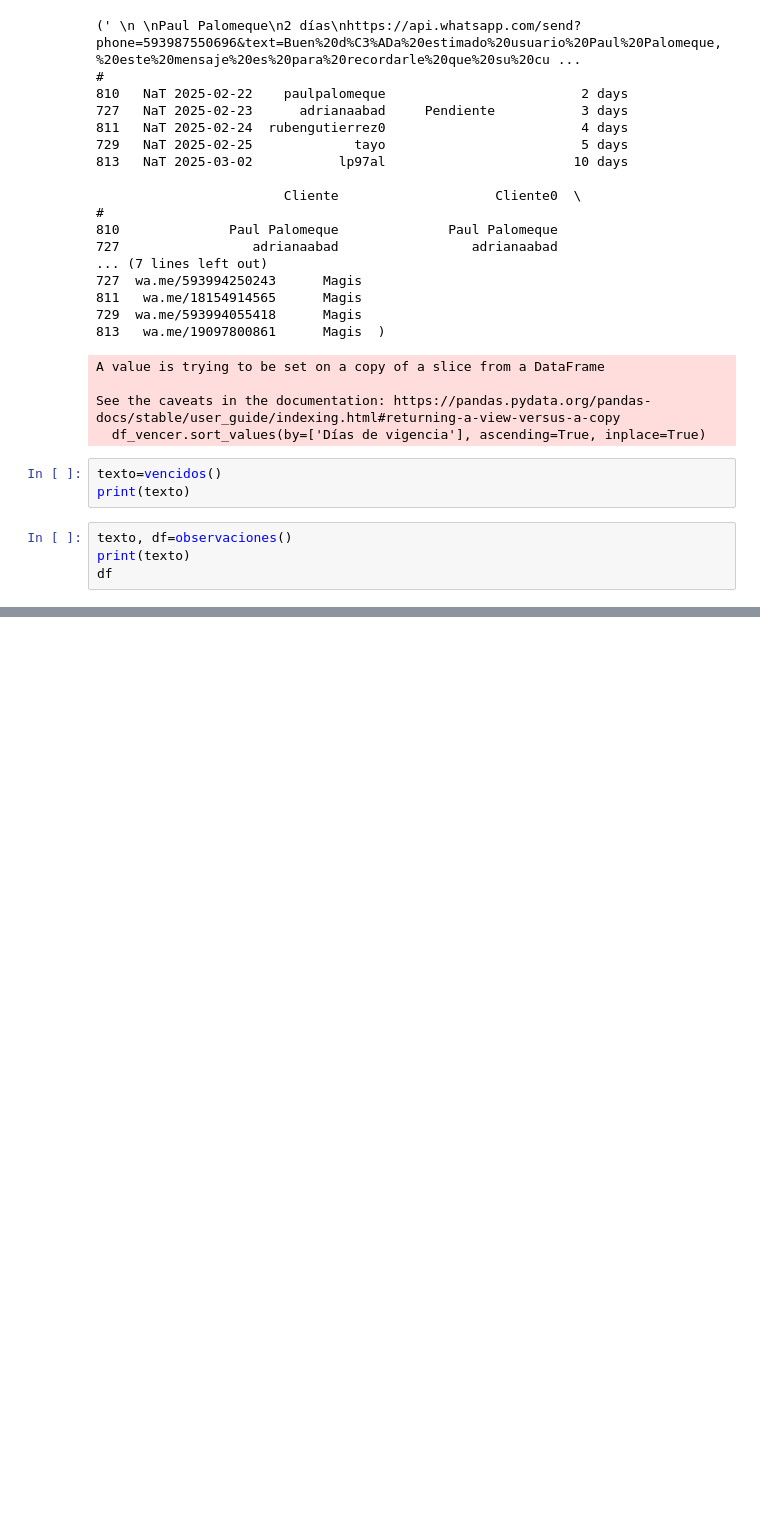
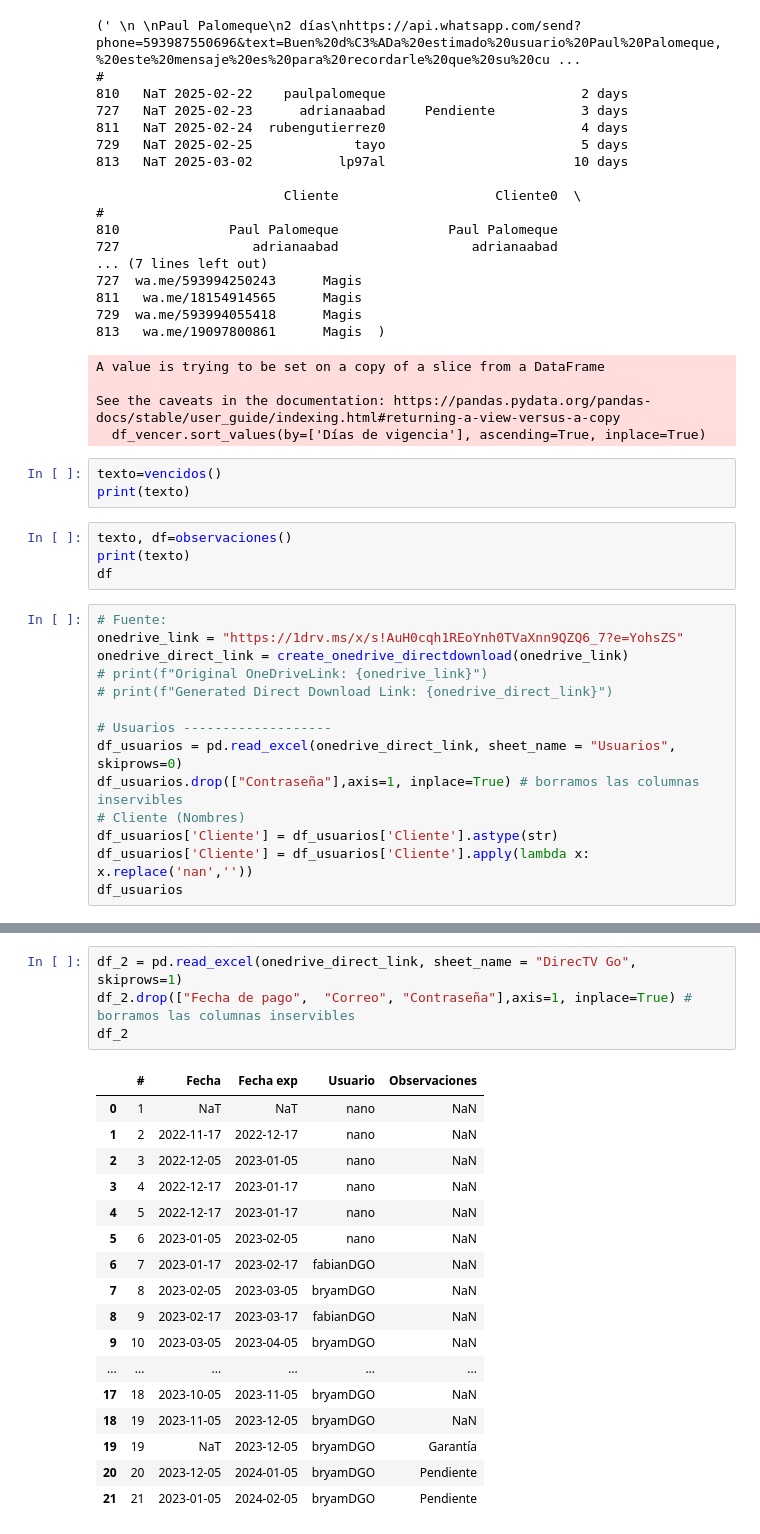
Before and after one commit to jorgecard/botTelegram, a Jupyter notebook: 1.test.ipynb, the cells around one changed output, grey strips where cells are left out. Cells and saved outputs as stored; diff of their text form; blank space fills up the shorter version.

```diff
--- a/1.test.ipynb
+++ b/1.test.ipynb
@@ -63,3 +83,17 @@ print(texto)
 texto, df=observaciones()
 print(texto)
 df
+# %%
+# Fuente:
+onedrive_link = "https://1drv.ms/x/s!AuH0cqh1REoYnh0TVaXnn9QZQ6_7?e=YohsZS"
+onedrive_direct_link = create_onedrive_directdownload(onedrive_link)
+# print(f"Original OneDriveLink: {onedrive_link}")
+# print(f"Generated Direct Download Link: {onedrive_direct_link}")
+
+# Usuarios -------------------
+df_usuarios = pd.read_excel(onedrive_direct_link, sheet_name = "Usuarios", skiprows=0)
+df_usuarios.drop(["Contraseña"],axis=1, inplace=True) # borramos las columnas inservibles
+# Cliente (Nombres)
+df_usuarios['Cliente'] = df_usuarios['Cliente'].astype(str)
+df_usuarios['Cliente'] = df_usuarios['Cliente'].apply(lambda x: x.replace('nan',''))
+df_usuarios
@@ -65,0 +134,22 @@ df
+# %%
+df_2 = pd.read_excel(onedrive_direct_link, sheet_name = "DirecTV Go", skiprows=1)
+df_2.drop(["Fecha de pago",  "Correo", "Contraseña"],axis=1, inplace=True) # borramos las columnas inservibles
+df_2
+# %% [output]
+|  | # | Fecha | Fecha exp | Usuario | Observaciones |
+| 0 | 1 | NaT | NaT | nano | NaN |
+| 1 | 2 | 2022-11-17 | 2022-12-17 | nano | NaN |
+| 2 | 3 | 2022-12-05 | 2023-01-05 | nano | NaN |
+| 3 | 4 | 2022-12-17 | 2023-01-17 | nano | NaN |
+| 4 | 5 | 2022-12-17 | 2023-01-17 | nano | NaN |
+| 5 | 6 | 2023-01-05 | 2023-02-05 | nano | NaN |
+| 6 | 7 | 2023-01-17 | 2023-02-17 | fabianDGO | NaN |
+| 7 | 8 | 2023-02-05 | 2023-03-05 | bryamDGO | NaN |
+| 8 | 9 | 2023-02-17 | 2023-03-17 | fabianDGO | NaN |
+| 9 | 10 | 2023-03-05 | 2023-04-05 | bryamDGO | NaN |
+| ... | ... | ... | ... | ... | ... |
+| 17 | 18 | 2023-10-05 | 2023-11-05 | bryamDGO | NaN |
+| 18 | 19 | 2023-11-05 | 2023-12-05 | bryamDGO | NaN |
+| 19 | 19 | NaT | 2023-12-05 | bryamDGO | Garantía |
+| 20 | 20 | 2023-12-05 | 2024-01-05 | bryamDGO | Pendiente |
+| 21 | 21 | 2023-01-05 | 2024-02-05 | bryamDGO | Pendiente |
```
Also changed, not shown: parts of 11 cells of this notebook, 1 other file.
